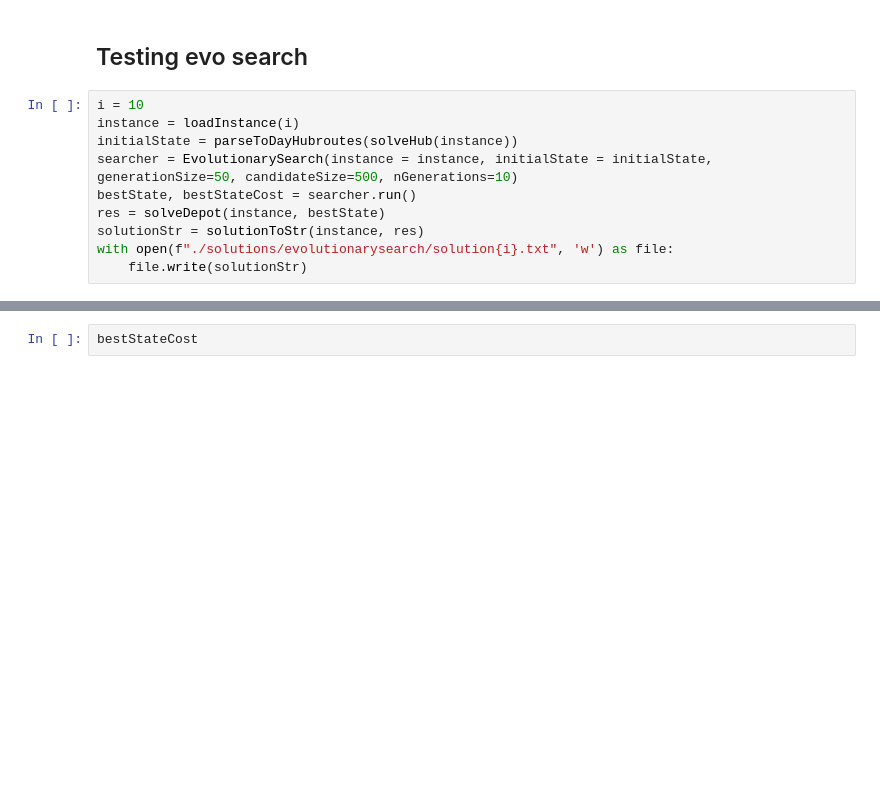
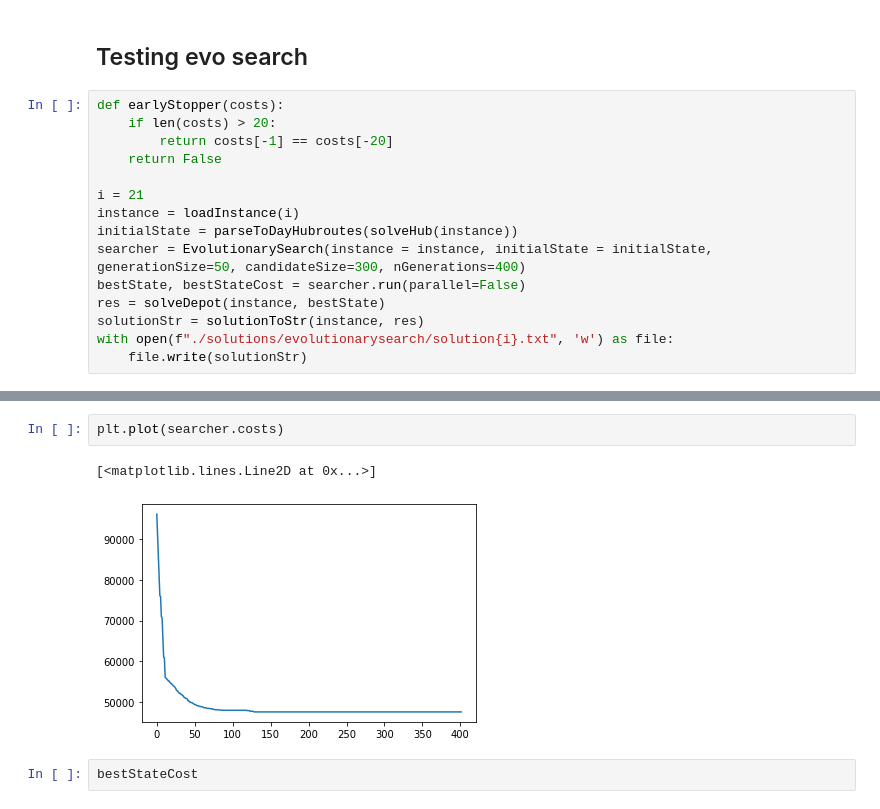
Before and after one commit to julianvanmeggelen/VRP-case, a Jupyter notebook: evolutionarySearch.ipynb, the cells around one changed output, grey strips where cells are left out. Drawn from its saved outputs; the diff is of its cells as text; blank space fills up the shorter version.

```diff
--- a/evolutionarySearch.ipynb
+++ b/evolutionarySearch.ipynb
@@ -299,11 +299,16 @@ def solutionToStr(instance: InstanceCO22, res: dict):
 # %% [markdown]
 ## Testing evo search
 # %%
-i = 10
+def earlyStopper(costs):
+    if len(costs) > 20:
+        return costs[-1] == costs[-20]
+    return False
+
+i = 21
 instance = loadInstance(i)
 initialState = parseToDayHubroutes(solveHub(instance))
-searcher = EvolutionarySearch(instance = instance, initialState = initialState, generationSize=50, candidateSize=500, nGenerations=10)
-bestState, bestStateCost = searcher.run()
+searcher = EvolutionarySearch(instance = instance, initialState = initialState, generationSize=50, candidateSize=300, nGenerations=400)
+bestState, bestStateCost = searcher.run(parallel=False)
 res = solveDepot(instance, bestState)
 solutionStr = solutionToStr(instance, res)
 with open(f"./solutions/evolutionarysearch/solution{i}.txt", 'w') as file:
@@ -326,3 +371,8 @@ SyntaxError: invalid syntax (2841550426.py, line 5)
+# %%
+plt.plot(searcher.costs)
+# %% [output]
+[<matplotlib.lines.Line2D at 0x...>]
+[figure, added]
 # %%
 bestStateCost
 # %% [output]
```
Also changed, not shown: parts of 3 cells of this notebook, 51 other files.
